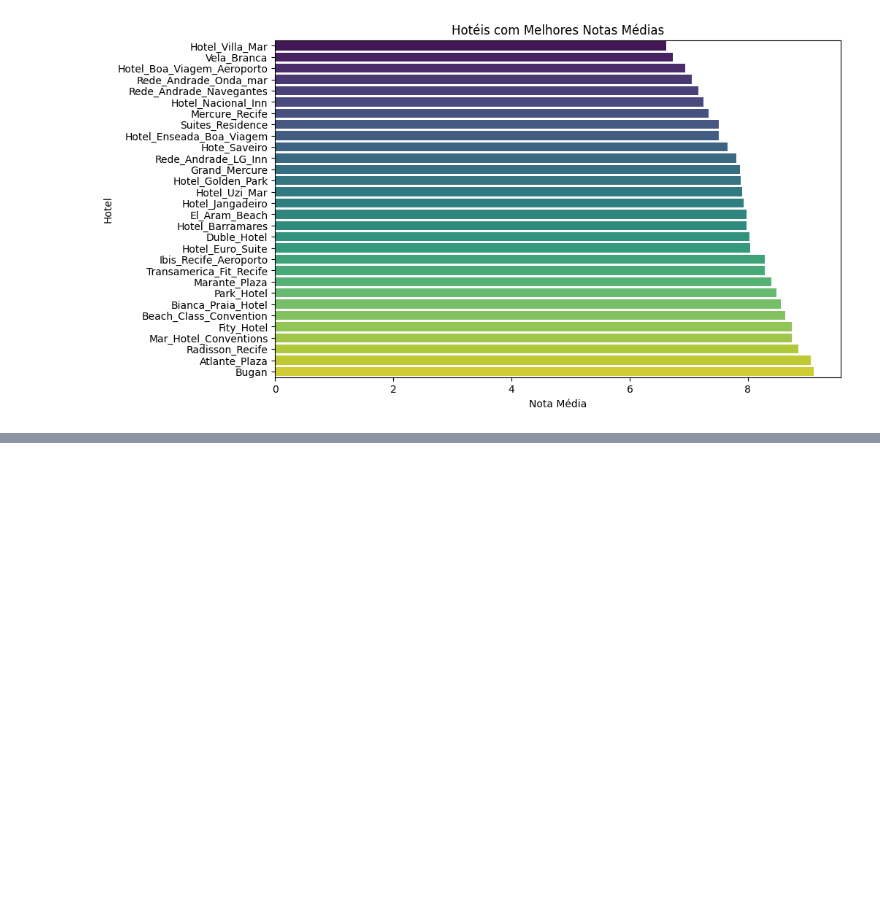
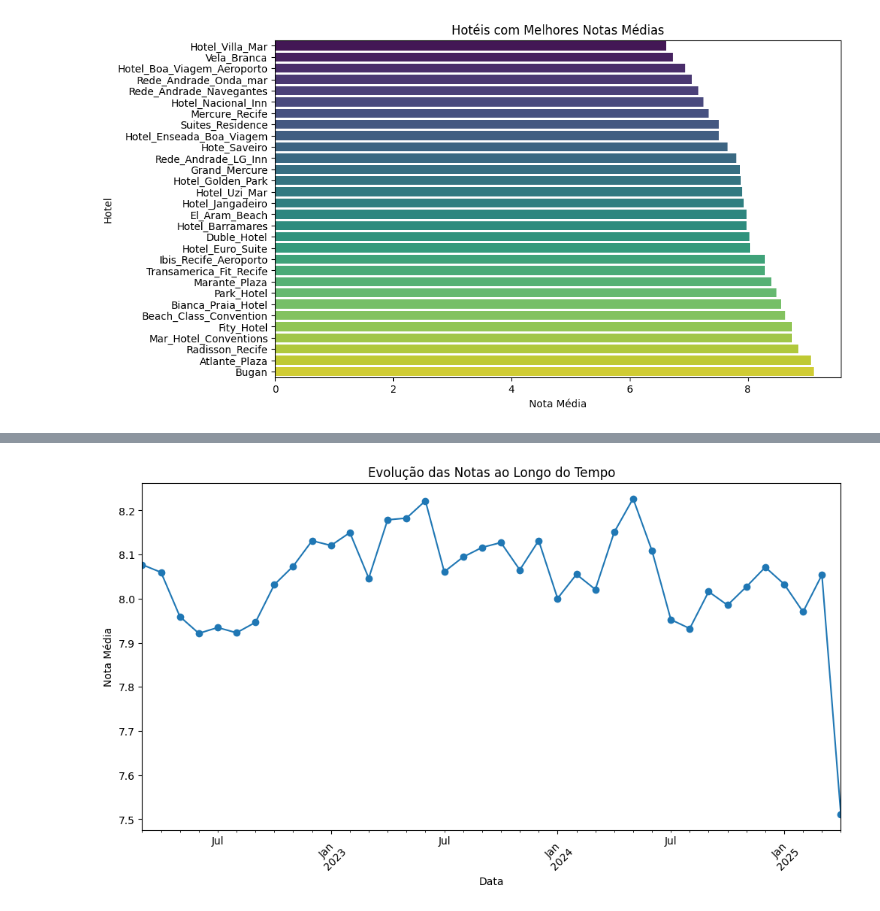
Before and after one commit to vicent777/tcc, a Jupyter notebook: espacializacao_hoteis/Analise_exploratoria.ipynb, the cells around one changed output, grey strips where cells are left out. Cells and saved outputs as stored; diff of their text form; code cells hidden in the pictures; blank space fills up the shorter version.

```diff
--- a/espacializacao_hoteis/Analise_exploratoria.ipynb
+++ b/espacializacao_hoteis/Analise_exploratoria.ipynb
@@ -88,0 +99,13 @@ Passing `palette` without assigning `hue` is deprecated and will be removed in v
+# %%
+data['data_avaliacao'] = pd.to_datetime(data['data_avaliacao'])
+data['mes_ano'] = data['data_avaliacao'].dt.to_period('M')
+evolucao = data.groupby('mes_ano')['nota'].mean()
+plt.figure(figsize=(12, 6))
+evolucao.plot(marker='o')
+plt.title('Evolução das Notas ao Longo do Tempo')
+plt.xlabel('Data')
+plt.ylabel('Nota Média')
+plt.xticks(rotation=45)
+plt.show()
+# %% [output]
+[figure, added]
```
Also changed, not shown: parts of 8 cells of this notebook, 1 other file.
